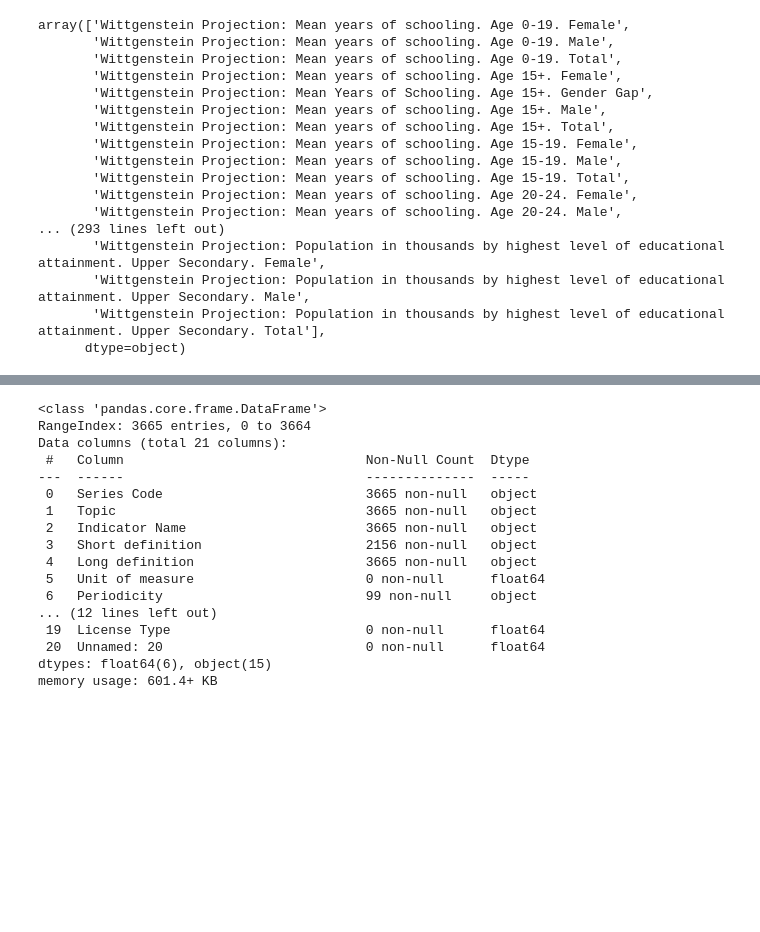
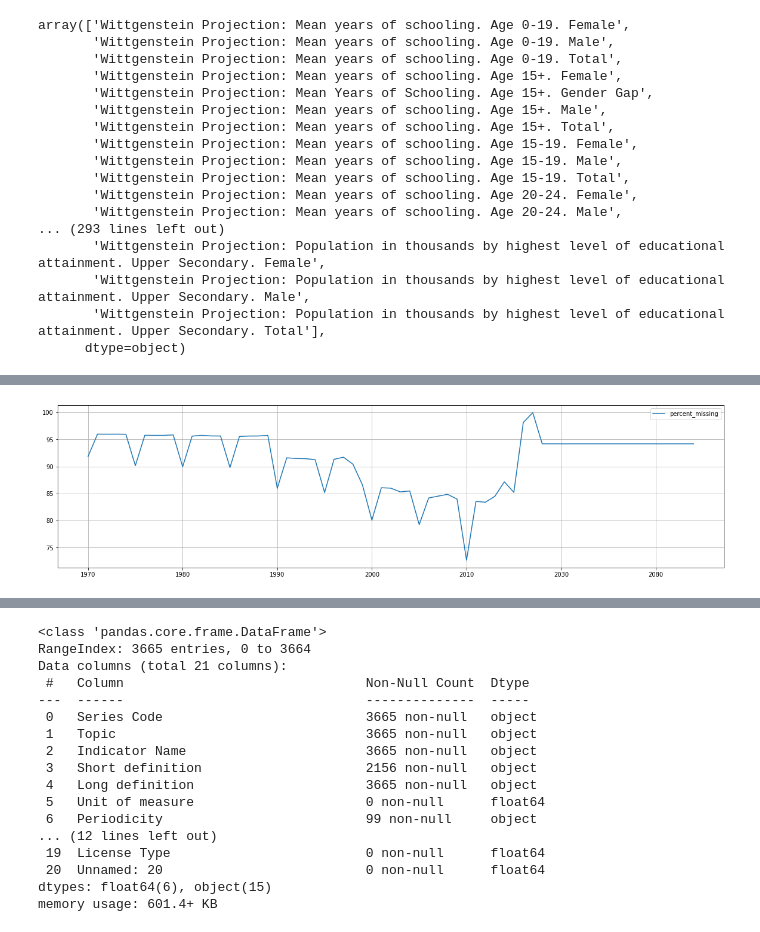
Before and after one commit to nikhilans/global-education-analysis, a Jupyter notebook: CH_Nikhila_N_S_World_Bank_Global_Education_Analysis_Capstone_Project.ipynb, the cells around one changed output, grey strips where cells are left out. Saved outputs shown, nothing was run; the diff lists cells and outputs as text; code cells hidden in the pictures; blank space fills up the shorter version.

```diff
--- a/CH_Nikhila_N_S_World_Bank_Global_Education_Analysis_Capstone_Project.ipynb
+++ b/CH_Nikhila_N_S_World_Bank_Global_Education_Analysis_Capstone_Project.ipynb
@@ -129,0 +159,8 @@ array(['Wittgenstein Projection: Mean years of schooling. Age 0-19. Female',
+# %%
+# Let's look at which years have the least data available
+years = df_data.iloc[:, 4:-1]
+percent_missing = years.isnull().sum() * 100 / len(years)
+percent_missing =  pd.DataFrame({'years': years.columns,
+                                 'percent_missing': percent_missing})
+
+percent_missing.T
@@ -129,0 +171,7 @@ array(['Wittgenstein Projection: Mean years of schooling. Age 0-19. Female',
+# %%
+from matplotlib import pyplot as plt
+%matplotlib inline
+percent_missing.plot(figsize=(20,5), grid=True)
+plt.show()
+# %% [output]
+[figure, added]
```
Also changed, not shown: parts of 29 cells of this notebook.
